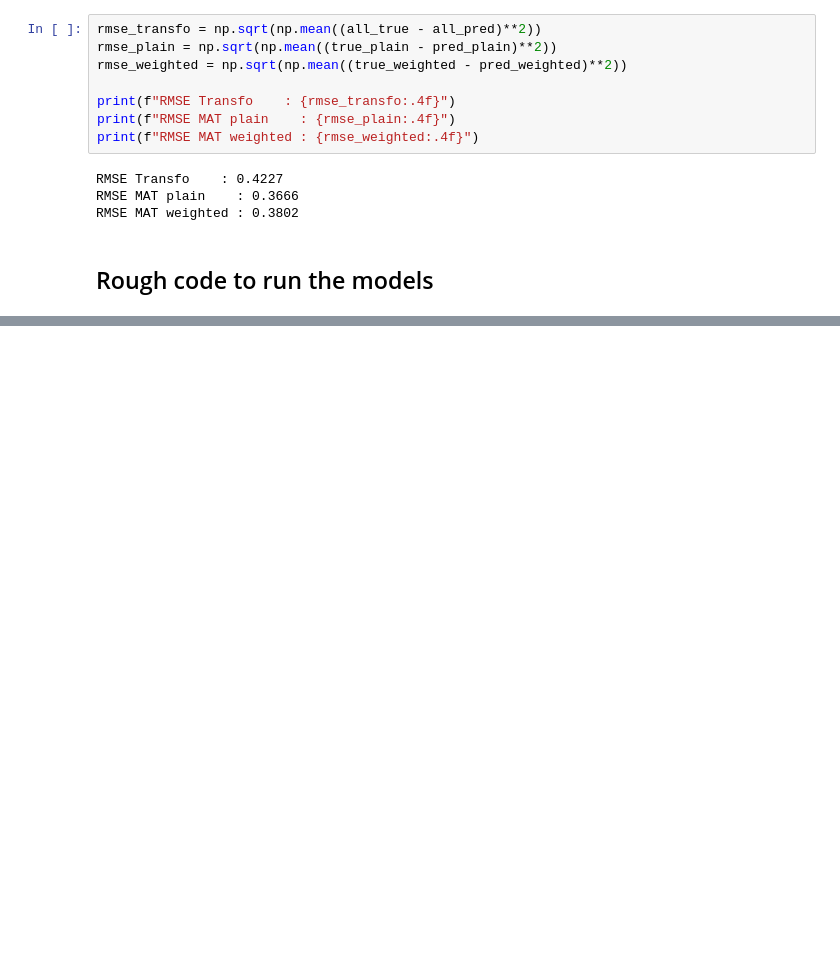
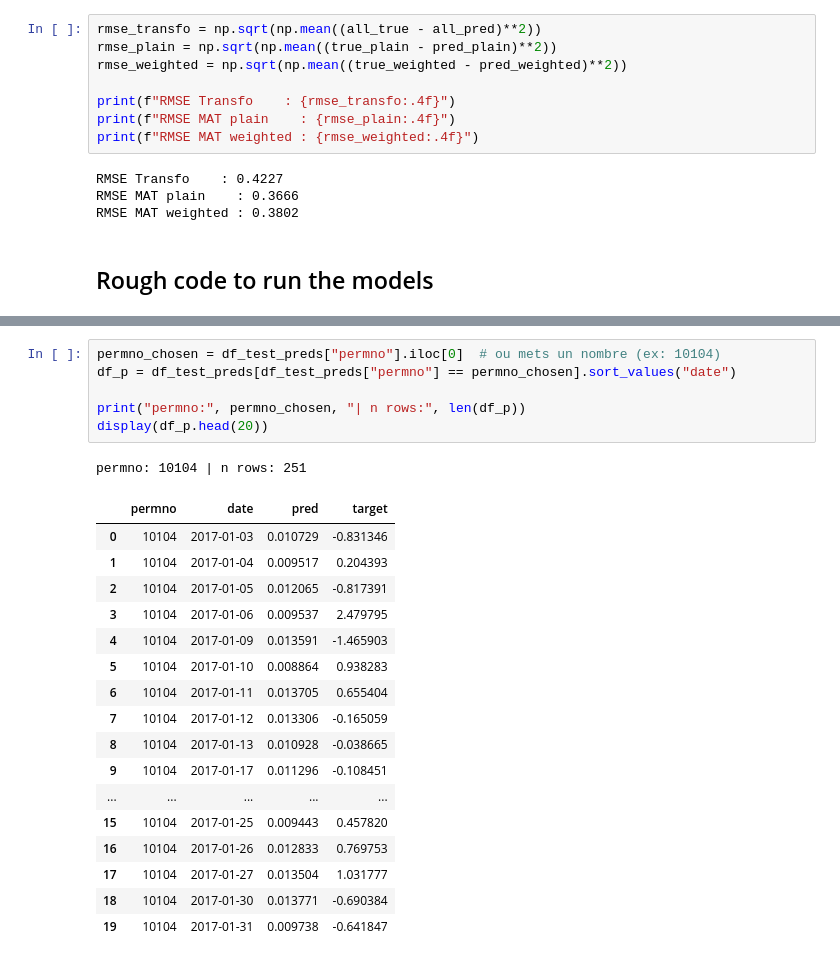
Before and after one commit to BRamesh02/Modality-aware-transformer, a Jupyter notebook: notebooks/test_model.ipynb, the cells around one changed output, grey strips where cells are left out. Cells and saved outputs as stored; diff of their text form; blank space fills up the shorter version.

```diff
--- a/notebooks/test_model.ipynb
+++ b/notebooks/test_model.ipynb
@@ -606,0 +944,25 @@ if __name__ == "__main__":
+# %%
+permno_chosen = df_test_preds["permno"].iloc[0]  # ou mets un nombre (ex: 10104)
+df_p = df_test_preds[df_test_preds["permno"] == permno_chosen].sort_values("date")
+
+print("permno:", permno_chosen, "| n rows:", len(df_p))
+display(df_p.head(20))
+# %% [output]
+permno: 10104 | n rows: 251
+|  | permno | date | pred | target |
+| 0 | 10104 | 2017-01-03 | 0.010729 | -0.831346 |
+| 1 | 10104 | 2017-01-04 | 0.009517 | 0.204393 |
+| 2 | 10104 | 2017-01-05 | 0.012065 | -0.817391 |
+| 3 | 10104 | 2017-01-06 | 0.009537 | 2.479795 |
+| 4 | 10104 | 2017-01-09 | 0.013591 | -1.465903 |
+| 5 | 10104 | 2017-01-10 | 0.008864 | 0.938283 |
+| 6 | 10104 | 2017-01-11 | 0.013705 | 0.655404 |
+| 7 | 10104 | 2017-01-12 | 0.013306 | -0.165059 |
+| 8 | 10104 | 2017-01-13 | 0.010928 | -0.038665 |
+| 9 | 10104 | 2017-01-17 | 0.011296 | -0.108451 |
+| ... | ... | ... | ... | ... |
+| 15 | 10104 | 2017-01-25 | 0.009443 | 0.457820 |
+| 16 | 10104 | 2017-01-26 | 0.012833 | 0.769753 |
+| 17 | 10104 | 2017-01-27 | 0.013504 | 1.031777 |
+| 18 | 10104 | 2017-01-30 | 0.013771 | -0.690384 |
+| 19 | 10104 | 2017-01-31 | 0.009738 | -0.641847 |
```
Also changed, not shown: parts of 6 cells of this notebook, 1 other file.
